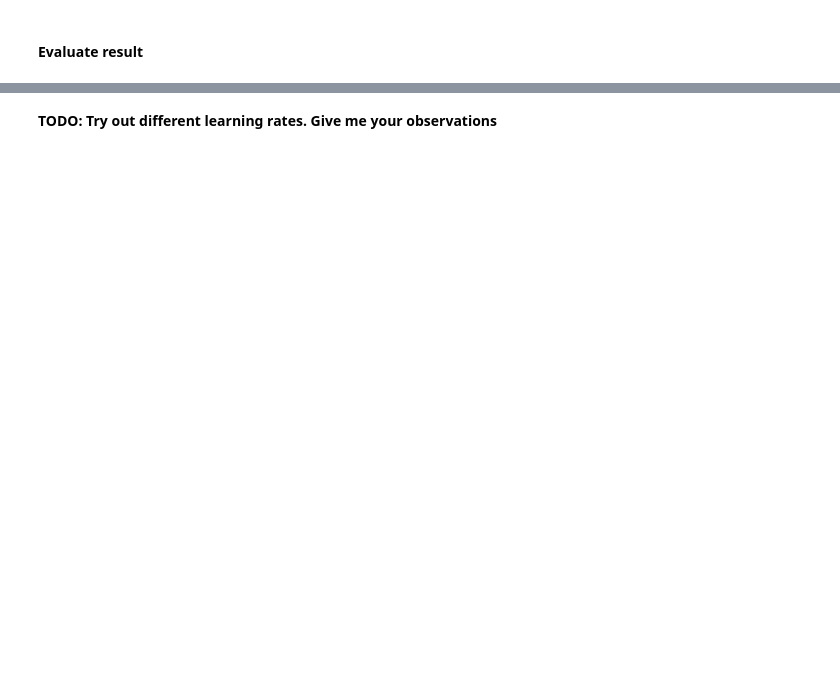
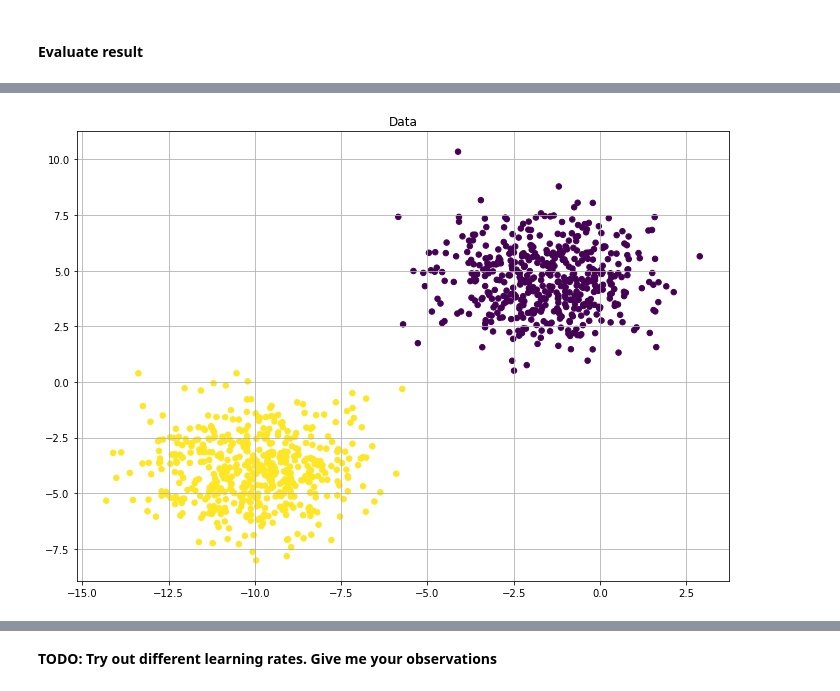
Before and after one commit to nhutnamhcmus/intro2ml-lab2-gradient-descent, a Jupyter notebook: Lab02-GradientDescent.ipynb, the cells around one changed output, grey strips where cells are left out. Drawn from its saved outputs; the diff is of its cells as text; code cells hidden in the pictures; blank space fills up the shorter version.

```diff
--- a/Lab02-GradientDescent.ipynb
+++ b/Lab02-GradientDescent.ipynb
@@ -157,7 +223,11 @@ print(classification_report(testY, preds))
 # %%
 plt.figure(figsize=(11.7,8.27))
 plt.title("Data")
 plt.scatter(testX[:, 0], testX[:, 1], marker="o", c=testY[:, 0], s=30)
+plt.grid(True)
+plt.show()
+# %% [output]
+[figure, added]
 # %%
 plt.figure(figsize=(11.7,8.27))
 plt.plot(range(0, num_epochs), losses)
```
Also changed, not shown: parts of 18 cells of this notebook.
